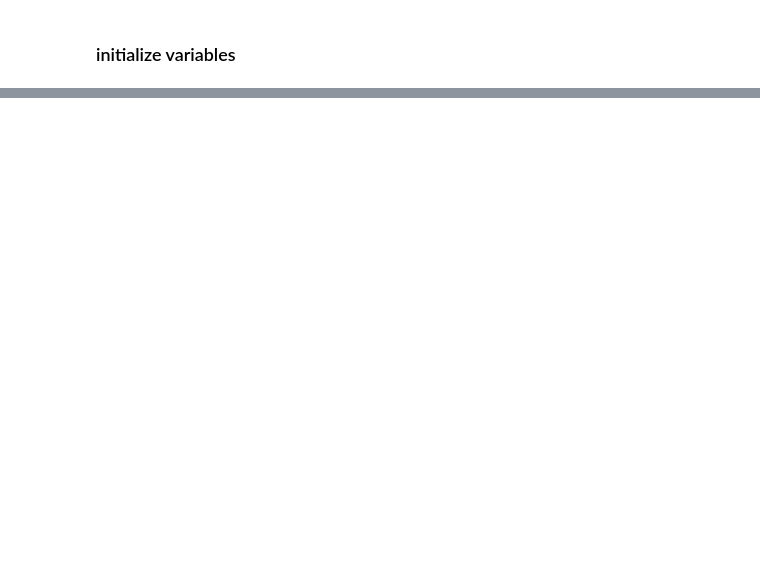
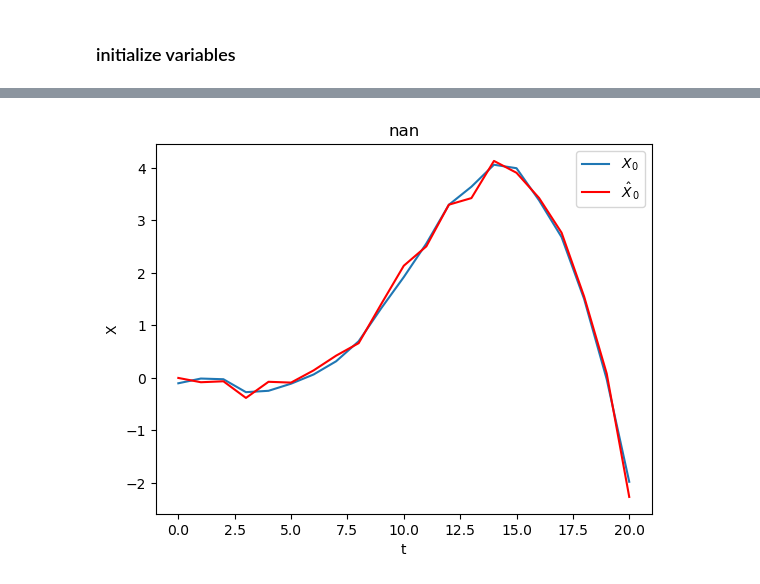
Before and after one commit to Howard-Chang327/ME549-Project, a Jupyter notebook: 2D_planar.ipynb, the cells around one changed output, grey strips where cells are left out. Drawn from its saved outputs; the diff is of its cells as text; code cells hidden in the pictures; blank space fills up the shorter version.

```diff
--- a/2D_planar.ipynb
+++ b/2D_planar.ipynb
@@ -381,0 +283,11 @@ array([0.00245423, 0.01152599])
+# %%
+plt.plot(det_states[0][:,0],label = r'$X_0$')
+plt.plot(extended[:,0],color = 'red',label = r'$\hat X_0$')
+
+plt.title('nan')
+plt.xlabel('t')
+plt.ylabel('X')
+plt.legend()
+plt.show()
+# %% [output]
+[figure, added]
```
Also changed, not shown: parts of 20 cells of this notebook.
